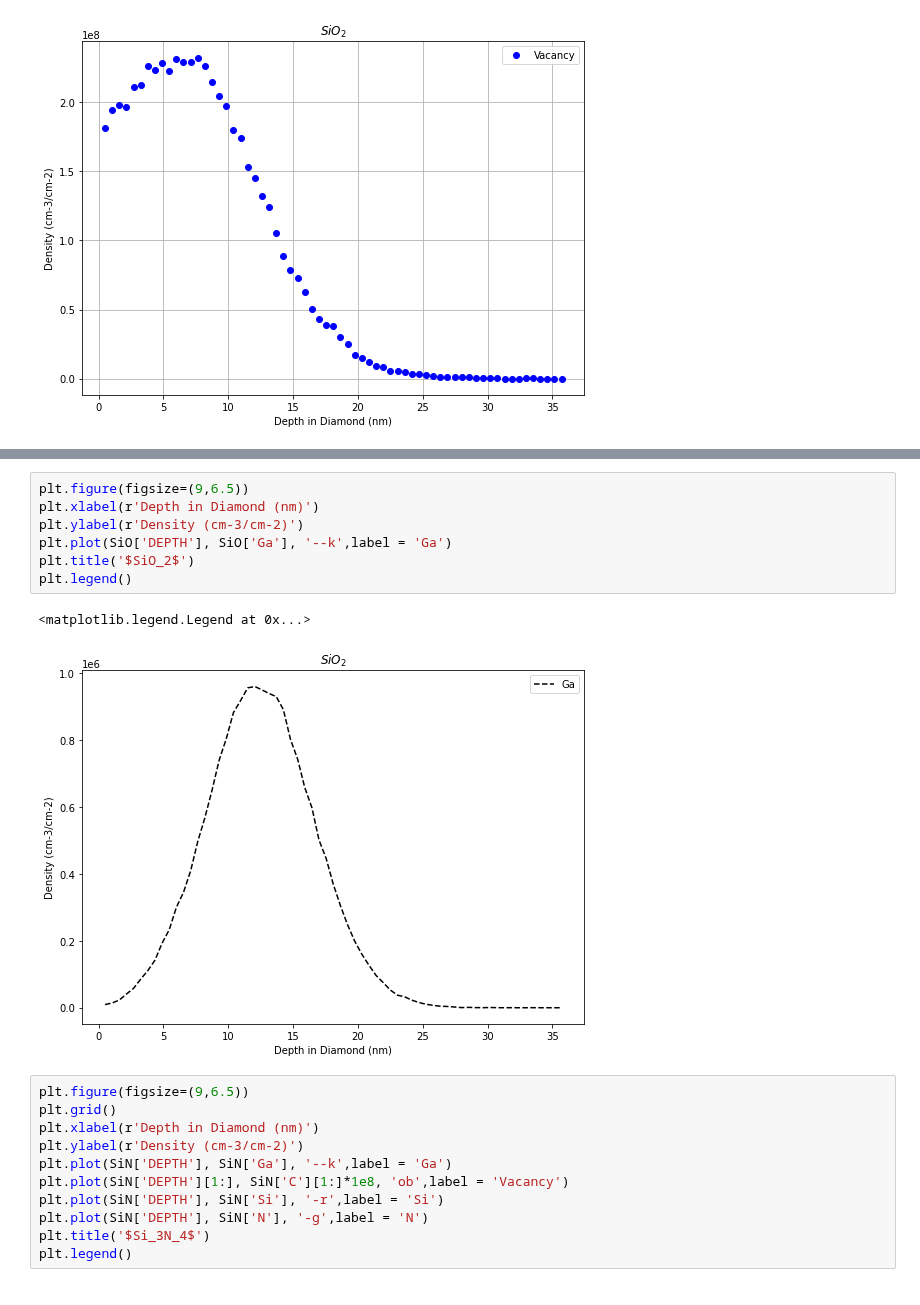
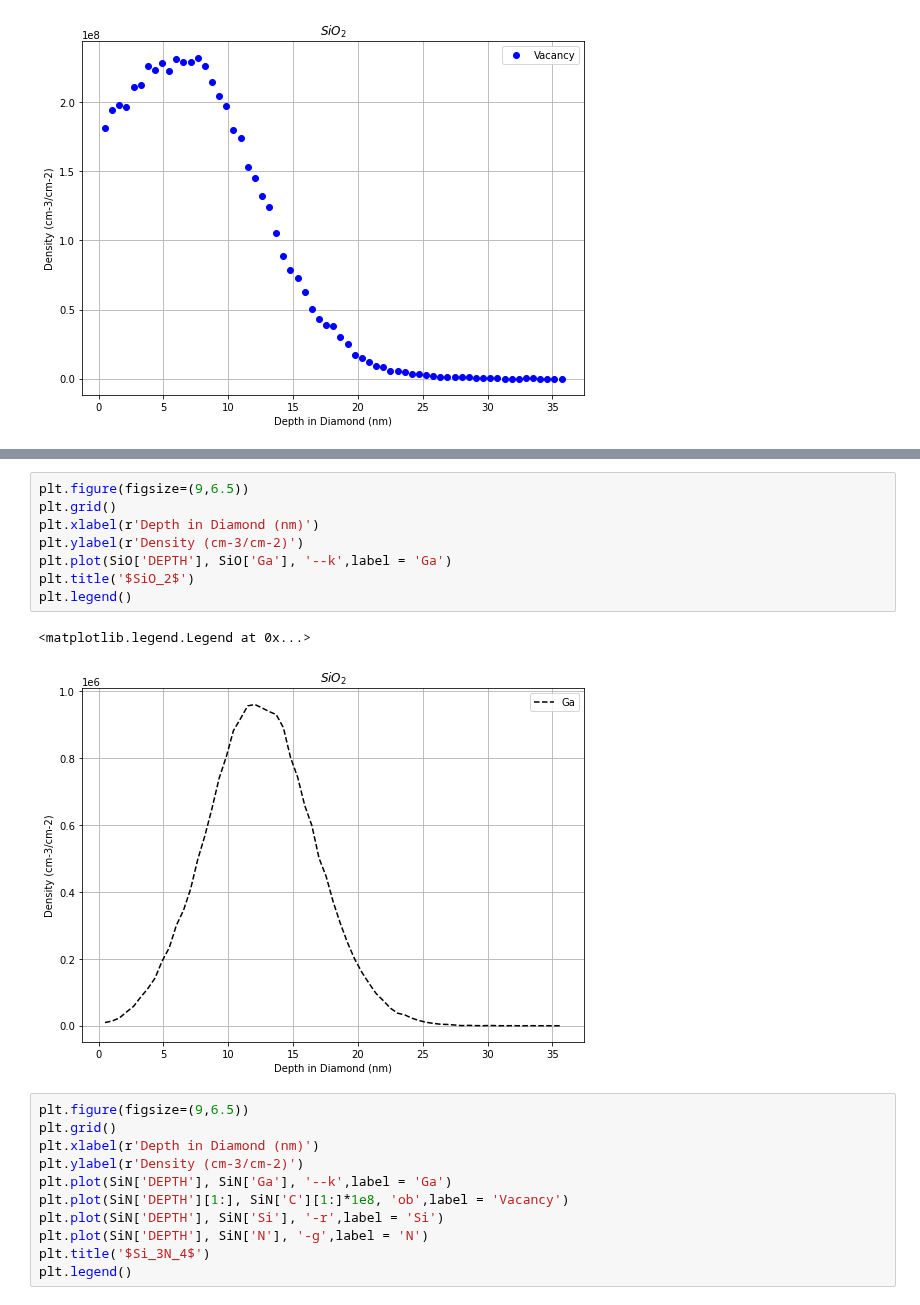
Before and after one commit to ahserhan/SiO2-SiV, a Jupyter notebook: 5nm 30keV/plot.ipynb, the cells around one changed output, grey strips where cells are left out. Saved outputs shown, nothing was run; the diff lists cells and outputs as text.

```diff
--- a/5nm 30keV/plot.ipynb
+++ b/5nm 30keV/plot.ipynb
@@ -45,13 +46,14 @@ plt.legend()
 # %%
 plt.figure(figsize=(9,6.5))
+plt.grid()
 plt.xlabel(r'Depth in Diamond (nm)')
 plt.ylabel(r'Density (cm-3/cm-2)')
 plt.plot(SiO['DEPTH'], SiO['Ga'], '--k',label = 'Ga')
 plt.title('$SiO_2$')
 plt.legend()
 # %% [output]
 <matplotlib.legend.Legend at 0x...>
-[figure, old version]
+[figure, new version]
 # %%
 plt.figure(figsize=(9,6.5))
 plt.grid()
```
Also changed, not shown: parts of 1 cell of this notebook.
